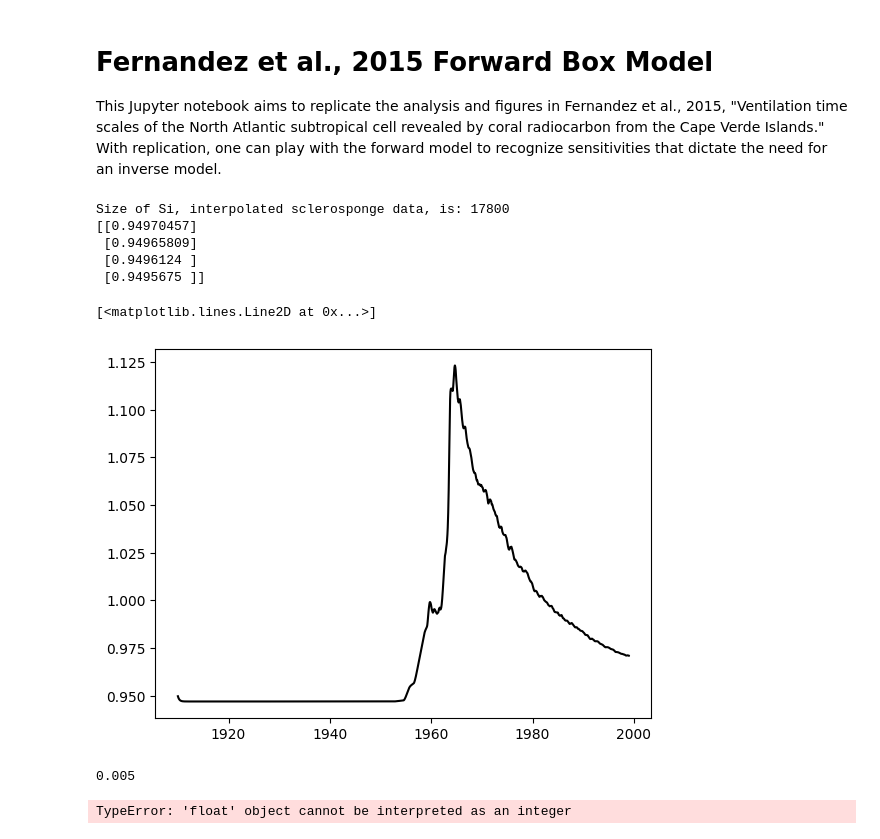
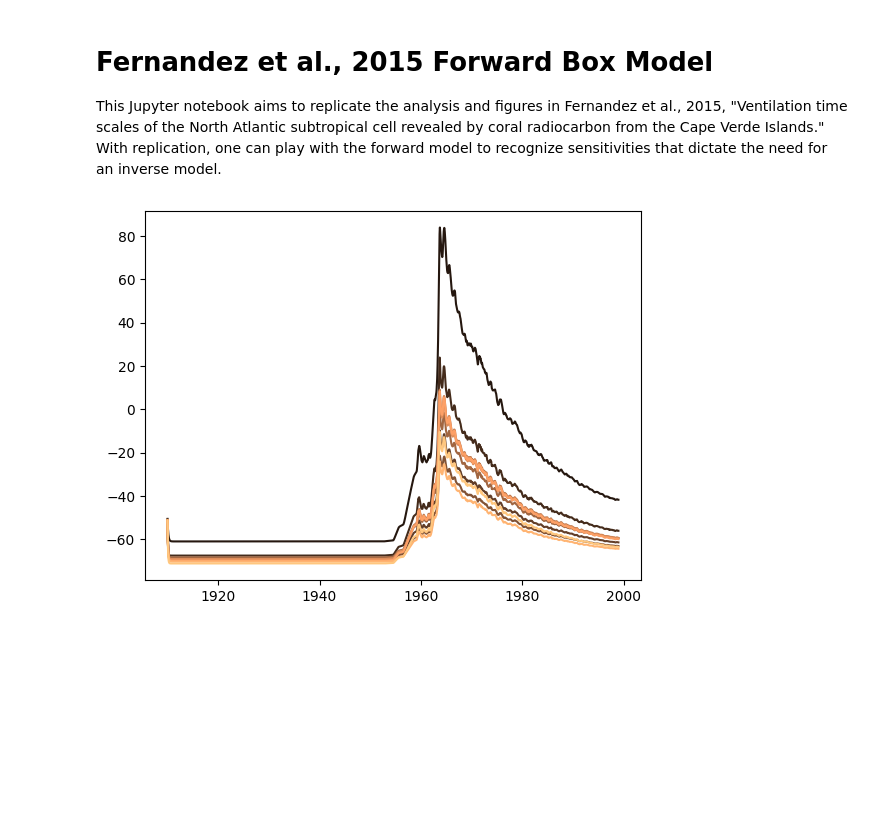
Before and after one commit to DirtBurner/GeoChem_Class, a Jupyter notebook: Fernandez_box.ipynb, the cells around one changed output. Saved outputs shown, nothing was run; the diff lists cells and outputs as text; code cells hidden in the pictures; blank space fills up the shorter version.

```diff
--- a/Fernandez_box.ipynb
+++ b/Fernandez_box.ipynb
@@ -12,18 +12,22 @@ import matplotlib.pyplot as plt
 def Trend_Final():
     '''
     This function runs the forward model for Fernandez et al., 2015. Written originally in Matlab by Alvaro Fernandez, September 2014.
+    Modified as a function in Python by Brad Rosenheim, October 2026.
 
     The model uses the atmospheric Ku (vertical) and Ks (horizontal), previously calculated. To understand how these constants affect results,
-    the model perturbs their values by 25%. The model also varies the wind speed and mix3ed layer depth to understand how these affect results.
+    the model perturbs their values by 25%. The model also varies the wind speed and mixed layer depth to understand how these affect results.
+    The variations happen along normal distributions, simultaneously, and independently. It is encouraged to run this function multiple times
+    (n=1000 in the 2015 publication in Paleoclimatology) to summarize the cumulative effect of all variability in the model inputs.
 
         Inputs:
             none
         Outputs:
-            model_results
+            xi (np.array) - x-axis (time) interpolated to dx steps
+            model_results (np.array) - radiocarbon values of the Cape Verde DIC modeled by mixing the subtropical underwater endmember with the atmosphere
 
     '''
 
-    #Begin calcuilating the atmospheric Ks; formulas from Druffel
+    #Begin calcuilating the atmospheric K's; formulas from Druffel
 
     #First, calculate k1 and perturb it:
     pCO2 = 0.01259      #mol/m^3, Alvarez et al., 2007
@@ -41,18 +45,21 @@ def Trend_Final():
     #Radiocarbon and mixing parameters:
     lamda = 1/8267
 
-    ratio = np.random.normal(1, 0.25)
-    ratio2 = np.random.normal(1, 0.25)
 
-    K_U = 1.5*ratio
-    K_S = 1.5*ratio2
+    ratio = 1
+    multiplier = 5
+    ratio_U = np.random.normal(ratio*multiplier, ratio/4*multiplier)
+    ratio_S = np.random.normal(ratio, ratio/4)
+
+    K_U = 1.5*ratio_U
+    K_S = 1.5*ratio_S
 
     #Model time step:
     dt = 0.005
     #Initial value for Cape Verde:
-    C_0 = 0.9498
+    C_0 = (0.9498-1)*1000
     #Initial value for upwelling water mass:
-    U = 0.92285
+    U = (0.92285-1)*1000
 
     #Water mass renewal rates:
     #From ocean to atmosphere:
@@ -80,9 +87,9 @@ def Trend_Final():
 
     #Interpolate the A and S time series to the same time axis:
     xi = np.arange(1910, 1999, dt)
-    Ai = np.interp(xi, A['year'], A['fm'])
-    Si = np.interp(xi, S['year'], S['fm'])
-    print('Size of Si, interpolated sclerosponge data, is:', len(Si))
+    Ai = np.interp(xi, A['year'], A['D14C'])
+    Si = np.interp(xi, S['year'], S['D14C_perturbed'])
+    #print('Size of Si, interpolated sclerosponge data, is:', len(Si))
 
     #Now apply the model formulae:
     #Set the loop for the entire interpolated timeseries:
@@ -93,28 +100,24 @@ def Trend_Final():
             C[j] = C_0 + dt*((K_A*Ai[j] - KA*C_0) + K_U*(U-C_0)+K_S *(val-C_0))
         else:
             #all subsequent cases:
-            C[j] = C[j-1] + dt*((K_A*Ai[j] - KA*C[j-1]) + K_U*(U-C[j-1])+K_S *(val-C[j-1]))
+            C[j] = C[j-1] + dt*((K_A*Ai[j] - KA*C[j-1]) + K_U*(U - C[j-1]) + K_S *(val - C[j-1]))
 
     return xi, C
 # %%
 #Run the forward model perturbance one time:
-
-xes, C_out = Trend_Final()
-print(C_out[1:5,:])
 fig, ax = plt.subplots(nrows=1, ncols=1)
-ax.plot(xes, C_out, 'k', linestyle='-')
+color_map = plt.get_cmap('copper')
+N = 10
+ax.set_prop_cycle(color=color_map(np.linspace(0.12, 1, N)))
+for k in range(N):
+    xes, C_out = Trend_Final()
+    #print(C_out[1:5,:])
+    ax.plot(xes, C_out, linestyle='-')
 # %% [output]
-Size of Si, interpolated sclerosponge data, is: 17800
-[[0.94970457]
- [0.94965809]
- [0.9496124 ]
- [0.9495675 ]]
-[<matplotlib.lines.Line2D at 0x...>]
-[figure, old version]
+[figure, new version]
 # %%
-dt = 0.005
-print(dt)
-x = np.linspace(1910, 1999, dt)
+col_list = []
+for j in np.arange(100):
+    x, Ct = Trend_Final()
+    #print(Ct)
+    col_list.append(Ct)
-# %% [output]
-0.005
-TypeError: 'float' object cannot be interpreted as an integer
```
Also changed, not shown: parts of 3 cells of this notebook, 7 other files.
